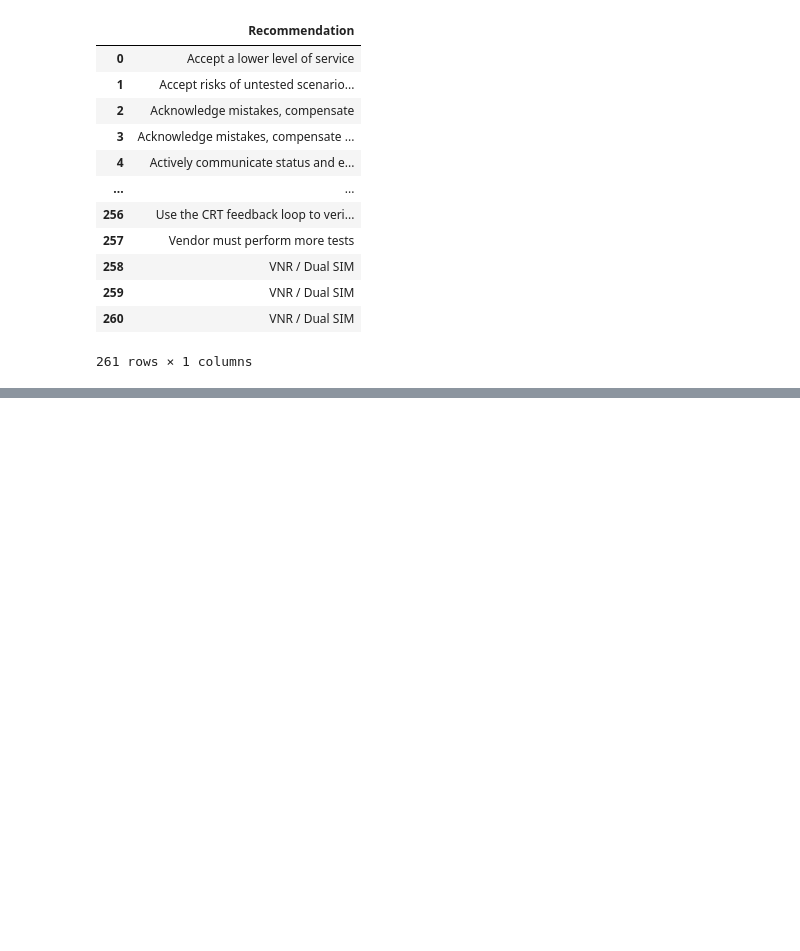
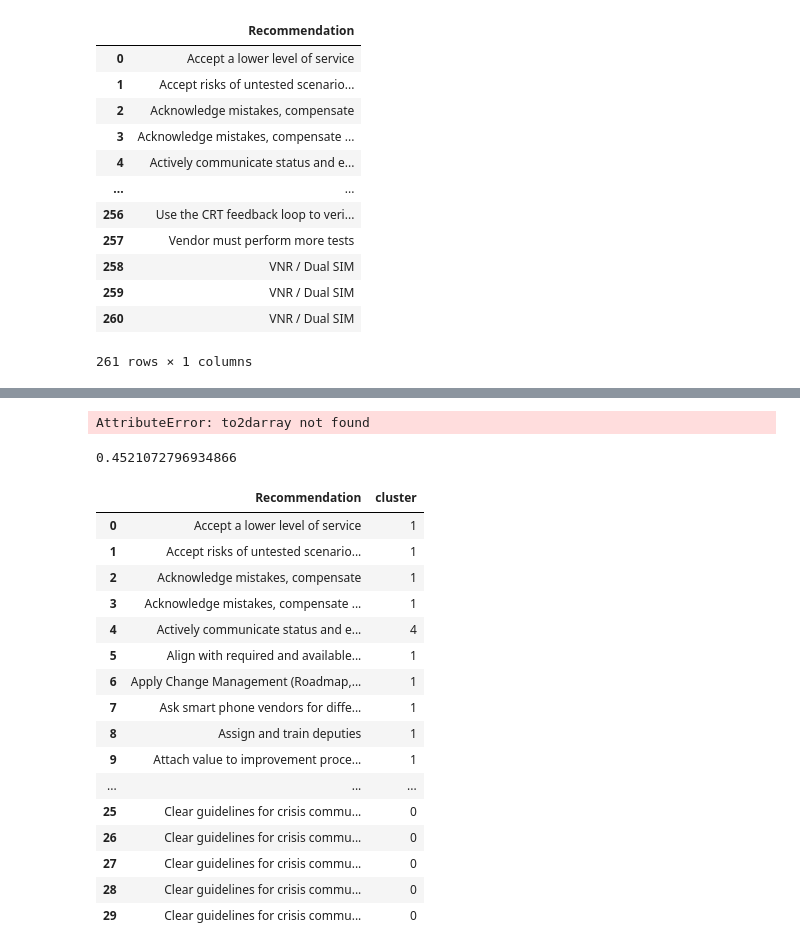
Before and after one commit to michimalek/nlp-clustering-research, a Jupyter notebook: eploration.ipynb, the cells around one changed output, grey strips where cells are left out. Cells and saved outputs as stored; diff of their text form; code cells hidden in the pictures; blank space fills up the shorter version.

```diff
--- a/eploration.ipynb
+++ b/eploration.ipynb
@@ -110,0 +179,41 @@ ValueError: Unable to convert array of bytes/strings into decimal numbers with d
+# %%
+bandwidth = estimate_bandwidth(matrix.to2darray,
+                               quantile=0.3,
+                               n_jobs=-1)
+
+ms = MeanShift(bandwidth=bandwidth).fit(matrix.toarray())
+labels = ms.labels_
+cluster_centers = ms.cluster_centers_
+labels_unique = np.unique(labels)
+n_clusters_ = len(labels_unique)
+print(f"Number of estimated clusters : {n_clusters_}")
+# %% [output]
+AttributeError: to2darray not found
+# %%
+kmeans = KMeans(n_clusters=200)
+kmeans.fit(matrix)
+silhouette_score(matrix, kmeans.labels_, metric='euclidean')
+# %% [output]
+0.4521072796934866
+# %%
+data["cluster"] = kmeans.labels_
+# %%
+data.head(30)
+# %% [output]
+|  | Recommendation | cluster |
+| 0 | Accept a lower level of service | 1 |
+| 1 | Accept risks of untested scenario... | 1 |
+| 2 | Acknowledge mistakes, compensate | 1 |
+| 3 | Acknowledge mistakes, compensate ... | 1 |
+| 4 | Actively communicate status and e... | 4 |
+| 5 | Align with required and available... | 1 |
+| 6 | Apply Change Management (Roadmap,... | 1 |
+| 7 | Ask smart phone vendors for diffe... | 1 |
+| 8 | Assign and train deputies | 1 |
+| 9 | Attach value to improvement proce... | 1 |
+| ... | ... | ... |
+| 25 | Clear guidelines for crisis commu... | 0 |
+| 26 | Clear guidelines for crisis commu... | 0 |
+| 27 | Clear guidelines for crisis commu... | 0 |
+| 28 | Clear guidelines for crisis commu... | 0 |
+| 29 | Clear guidelines for crisis commu... | 0 |
```
Also changed, not shown: parts of 16 cells of this notebook, 10 other files.
